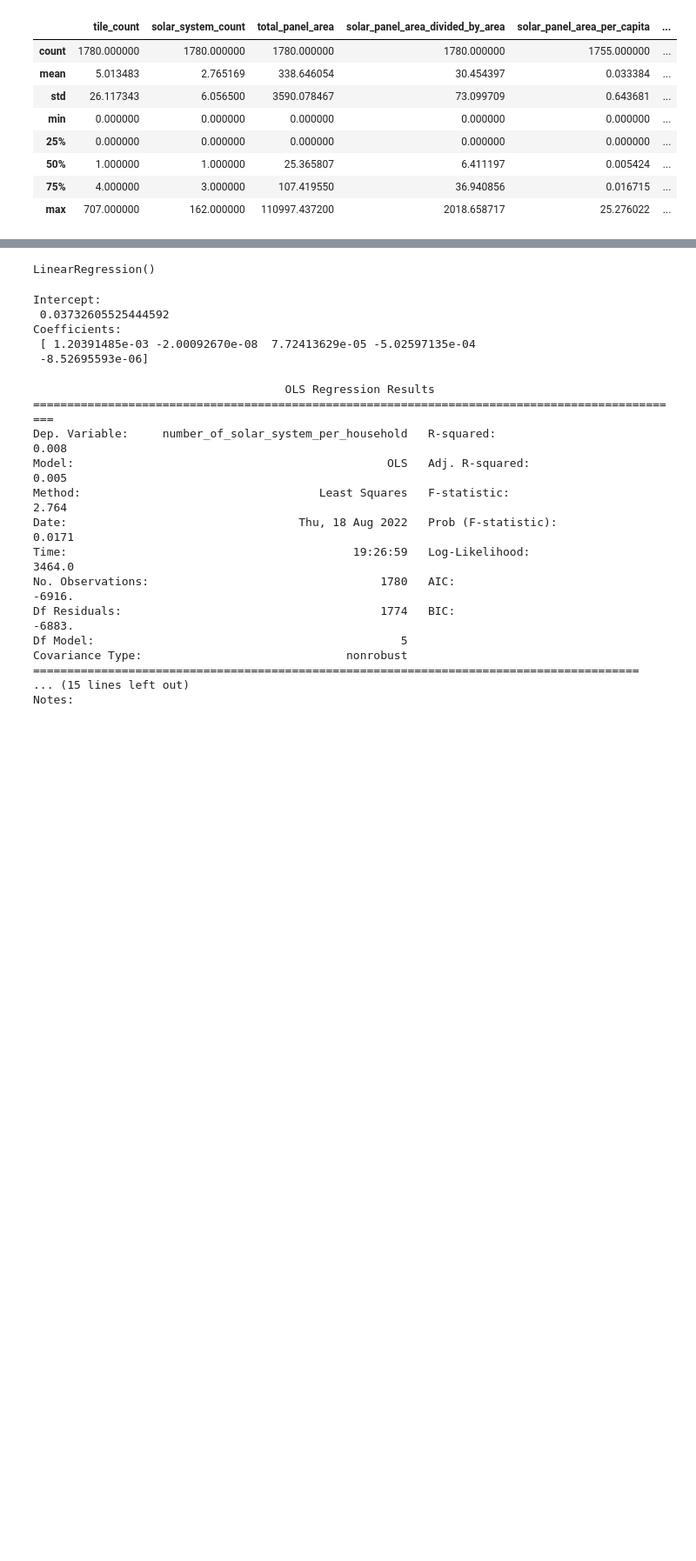
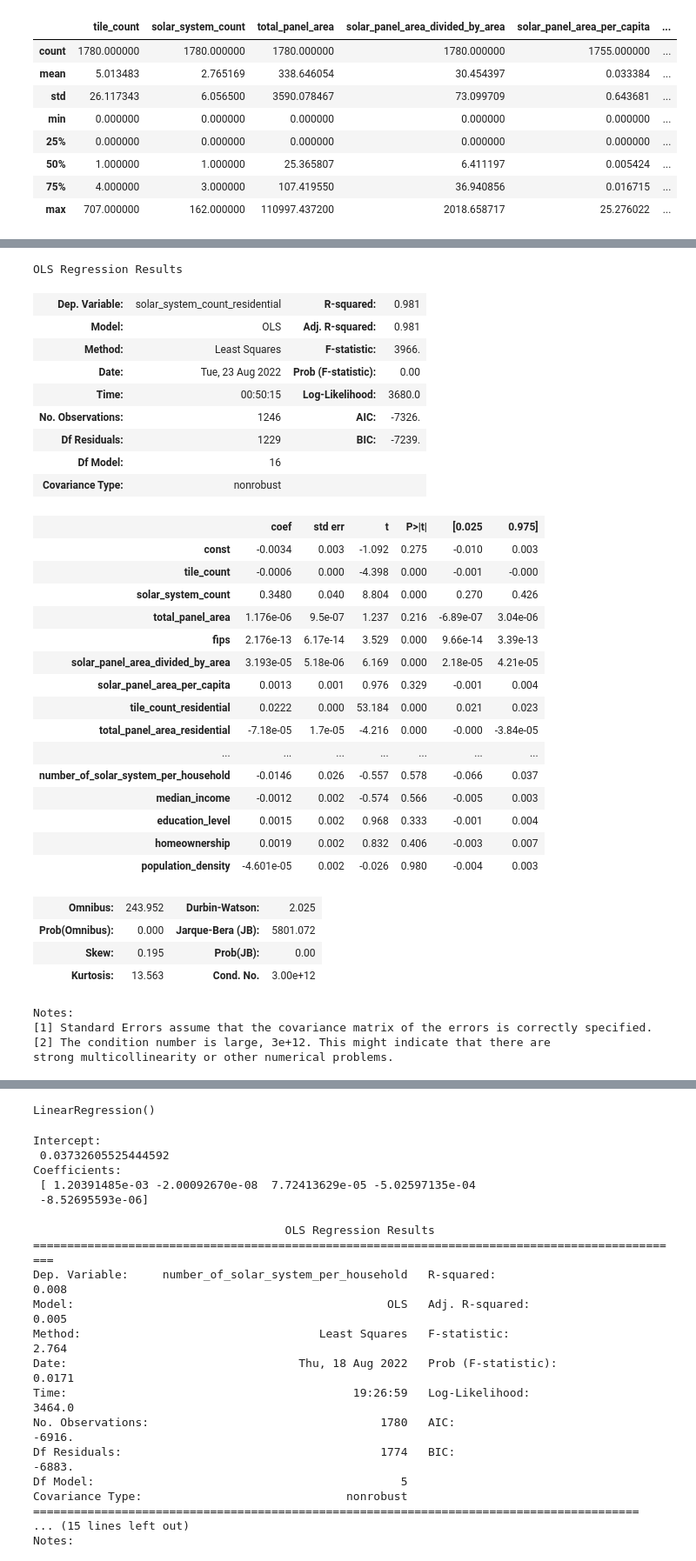
Before and after one commit to eescala2/Sunlight_Radiation_and_Solar_Panels, a Jupyter notebook: preliminary_sqlalchemy_preliminary_regression.ipynb, the cells around one changed output, grey strips where cells are left out. Shown: that part at 87% size. Saved outputs shown, nothing was run; the diff lists cells and outputs as text; code cells hidden in the pictures; blank space fills up the shorter version.

```diff
--- a/preliminary_sqlalchemy_preliminary_regression.ipynb
+++ b/preliminary_sqlalchemy_preliminary_regression.ipynb
@@ -95,0 +111,11 @@ y=dataFrame['number_of_solar_system_per_household']
+# %%
+from sklearn.model_selection import train_test_split
+np.random.seed(0)
+df_train, df_test = train_test_split(dataFrame, train_size=0.7, test_size=0.3, random_state=100)
+# %%
+from sklearn.preprocessing import MinMaxScaler
+scaler=MinMaxScaler()
+numerical_variables=['daily_solar_radiation','median_income', 'education_level', 'homeownership','population_density', 'solar_system_count_residential', 'number_of_solar_system_per_household', 'solar_system_count']
+df_train[numerical_variables]=scaler.fit_transform(df_train[numerical_variables])
+
+df_train
@@ -95,0 +141,44 @@ y=dataFrame['number_of_solar_system_per_household']
+# %%
+y_train=df_train.pop('solar_system_count_residential')
+X_train=df_train
+# %%
+import statsmodels.api as sm
+X_train_lm=sm.add_constant(X_train)
+
+lr_1=sm.OLS(y_train, X_train_lm.astype(float)).fit()
+lr_1.summary()
+# %% [output]
+OLS Regression Results
+| Dep. Variable: | solar_system_count_residential | R-squared: | 0.981 |
+| Model: | OLS | Adj. R-squared: | 0.981 |
+| Method: | Least Squares | F-statistic: | 3966. |
+| Date: | Tue, 23 Aug 2022 | Prob (F-statistic): | 0.00 |
+| Time: | 00:50:15 | Log-Likelihood: | 3680.0 |
+| No. Observations: | 1246 | AIC: | -7326. |
+| Df Residuals: | 1229 | BIC: | -7239. |
+| Df Model: | 16 |  |  |
+| Covariance Type: | nonrobust |  |  |
+|  | coef | std err | t | P>|t| | [0.025 | 0.975] |
+| const | -0.0034 | 0.003 | -1.092 | 0.275 | -0.010 | 0.003 |
+| tile_count | -0.0006 | 0.000 | -4.398 | 0.000 | -0.001 | -0.000 |
+| solar_system_count | 0.3480 | 0.040 | 8.804 | 0.000 | 0.270 | 0.426 |
+| total_panel_area | 1.176e-06 | 9.5e-07 | 1.237 | 0.216 | -6.89e-07 | 3.04e-06 |
+| fips | 2.176e-13 | 6.17e-14 | 3.529 | 0.000 | 9.66e-14 | 3.39e-13 |
+| solar_panel_area_divided_by_area | 3.193e-05 | 5.18e-06 | 6.169 | 0.000 | 2.18e-05 | 4.21e-05 |
+| solar_panel_area_per_capita | 0.0013 | 0.001 | 0.976 | 0.329 | -0.001 | 0.004 |
+| tile_count_residential | 0.0222 | 0.000 | 53.184 | 0.000 | 0.021 | 0.023 |
+| total_panel_area_residential | -7.18e-05 | 1.7e-05 | -4.216 | 0.000 | -0.000 | -3.84e-05 |
+| ... | ... | ... | ... | ... | ... | ... |
+| number_of_solar_system_per_household | -0.0146 | 0.026 | -0.557 | 0.578 | -0.066 | 0.037 |
+| median_income | -0.0012 | 0.002 | -0.574 | 0.566 | -0.005 | 0.003 |
+| education_level | 0.0015 | 0.002 | 0.968 | 0.333 | -0.001 | 0.004 |
+| homeownership | 0.0019 | 0.002 | 0.832 | 0.406 | -0.003 | 0.007 |
+| population_density | -4.601e-05 | 0.002 | -0.026 | 0.980 | -0.004 | 0.003 |
+| Omnibus: | 243.952 | Durbin-Watson: | 2.025 |
+| Prob(Omnibus): | 0.000 | Jarque-Bera (JB): | 5801.072 |
+| Skew: | 0.195 | Prob(JB): | 0.00 |
+| Kurtosis: | 13.563 | Cond. No. | 3.00e+12 |
+Notes:
+[1] Standard Errors assume that the covariance matrix of the errors is correctly specified.
+[2] The condition number is large, 3e+12. This might indicate that there are
+strong multicollinearity or other numerical problems.
```
Also changed, not shown: parts of 42 cells of this notebook.
